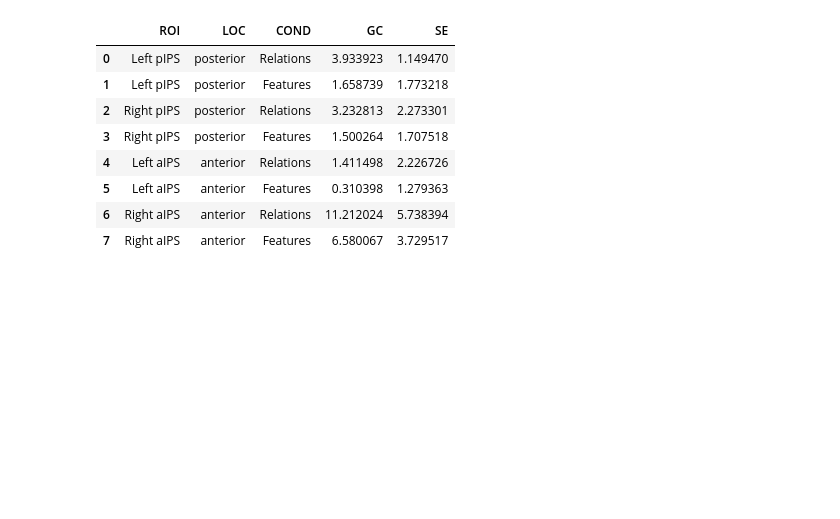
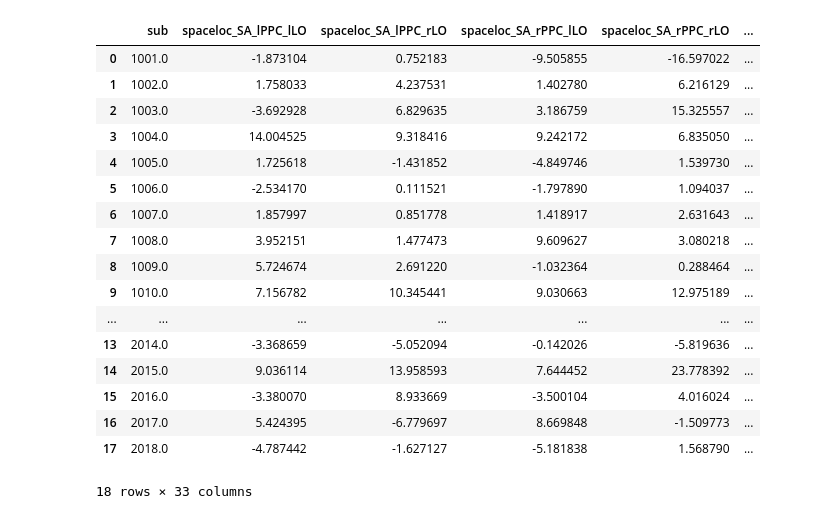
Before and after one commit to vayzenb/docnet, a Jupyter notebook: fmri/exp1_create_figures.ipynb, the cells around one changed output. Drawn from its saved outputs; the diff is of its cells as text; code cells hidden in the pictures; blank space fills up the shorter version.

```diff
--- a/fmri/exp1_create_figures.ipynb
+++ b/fmri/exp1_create_figures.ipynb
@@ -169,15 +210,25 @@ for vr in ventral_rois:
 # %%
-summary_df
+df = pd.read_csv(f"{results_dir}/{analysis}/all_roi_summary{file_suf}.csv")
+df
 # %% [output]
-|  | ROI | LOC | COND | GC | SE |
-| 0 | Left pIPS | posterior | Relations | 3.933923 | 1.149470 |
-| 1 | Left pIPS | posterior | Features | 1.658739 | 1.773218 |
-| 2 | Right pIPS | posterior | Relations | 3.232813 | 2.273301 |
-| 3 | Right pIPS | posterior | Features | 1.500264 | 1.707518 |
-| 4 | Left aIPS | anterior | Relations | 1.411498 | 2.226726 |
-| 5 | Left aIPS | anterior | Features | 0.310398 | 1.279363 |
-| 6 | Right aIPS | anterior | Relations | 11.212024 | 5.738394 |
-| 7 | Right aIPS | anterior | Features | 6.580067 | 3.729517 |
+|  | sub | spaceloc_SA_lPPC_lLO | spaceloc_SA_lPPC_rLO | spaceloc_SA_rPPC_lLO | spaceloc_SA_rPPC_rLO | ... |
+| 0 | 1001.0 | -1.873104 | 0.752183 | -9.505855 | -16.597022 | ... |
+| 1 | 1002.0 | 1.758033 | 4.237531 | 1.402780 | 6.216129 | ... |
+| 2 | 1003.0 | -3.692928 | 6.829635 | 3.186759 | 15.325557 | ... |
+| 3 | 1004.0 | 14.004525 | 9.318416 | 9.242172 | 6.835050 | ... |
+| 4 | 1005.0 | 1.725618 | -1.431852 | -4.849746 | 1.539730 | ... |
+| 5 | 1006.0 | -2.534170 | 0.111521 | -1.797890 | 1.094037 | ... |
+| 6 | 1007.0 | 1.857997 | 0.851778 | 1.418917 | 2.631643 | ... |
+| 7 | 1008.0 | 3.952151 | 1.477473 | 9.609627 | 3.080218 | ... |
+| 8 | 1009.0 | 5.724674 | 2.691220 | -1.032364 | 0.288464 | ... |
+| 9 | 1010.0 | 7.156782 | 10.345441 | 9.030663 | 12.975189 | ... |
+| ... | ... | ... | ... | ... | ... | ... |
+| 13 | 2014.0 | -3.368659 | -5.052094 | -0.142026 | -5.819636 | ... |
+| 14 | 2015.0 | 9.036114 | 13.958593 | 7.644452 | 23.778392 | ... |
+| 15 | 2016.0 | -3.380070 | 8.933669 | -3.500104 | 4.016024 | ... |
+| 16 | 2017.0 | 5.424395 | -6.779697 | 8.669848 | -1.509773 | ... |
+| 17 | 2018.0 | -4.787442 | -1.627127 | -5.181838 | 1.568790 | ... |
+18 rows × 33 columns
 # %%
 # create a figure with multiple axes to plot each anatomical image
 def plot_glass_brain(subs, exp):
```
Also changed, not shown: parts of 7 cells of this notebook, 38 other files.
